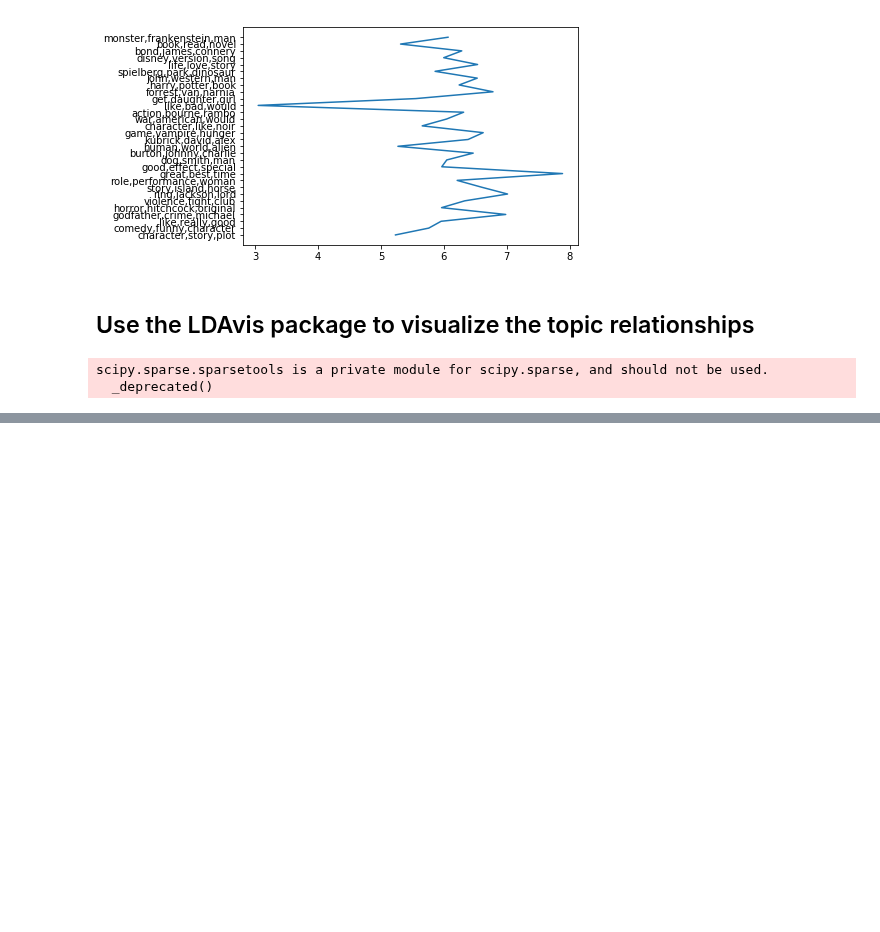
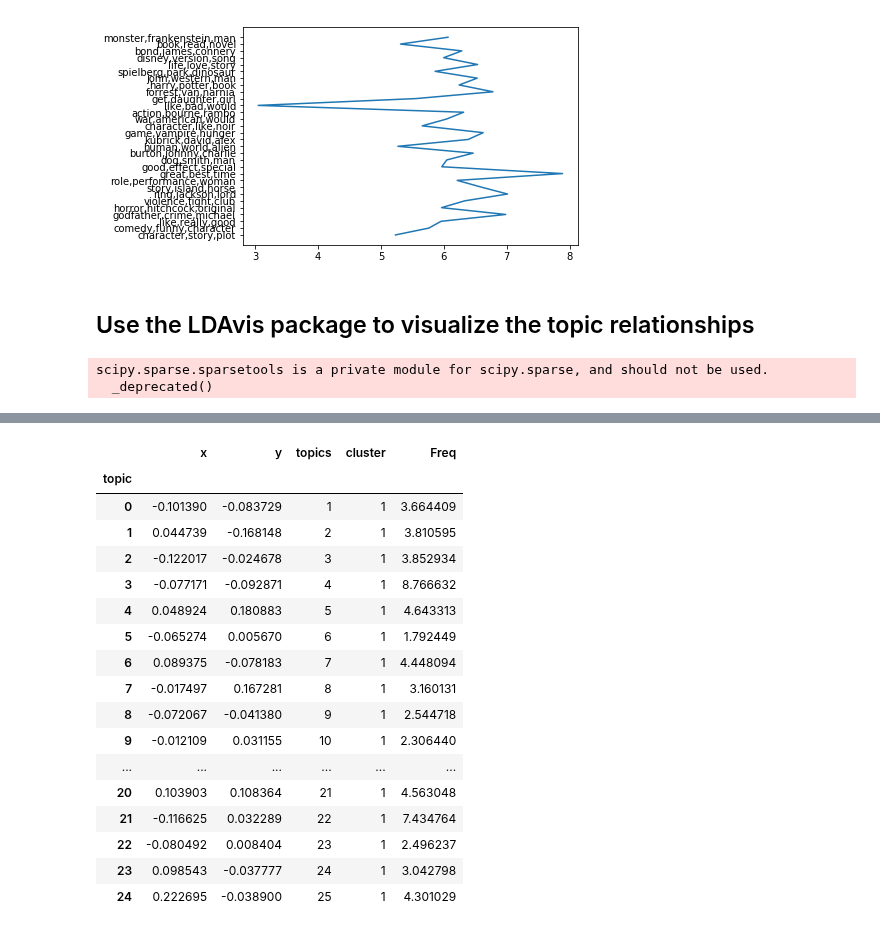
Before and after one commit to CaptainDylan/Books_Films, a Jupyter notebook: Topic_Analysis/Visualization-Books.ipynb, the cells around one changed output, grey strips where cells are left out. Saved outputs shown, nothing was run; the diff lists cells and outputs as text; code cells hidden in the pictures; blank space fills up the shorter version.

```diff
--- a/Topic_Analysis/Visualization-Books.ipynb
+++ b/Topic_Analysis/Visualization-Books.ipynb
@@ -63,3 +63,24 @@ lda_display = pyLDAvis.gensim.prepare(lda, corpus, dictionary, sort_topics=False
 pyLDAvis.display(lda_display)
 # %% [output]
 [interactive output not drawn]
+# %%
+lda_display.topic_coordinates
+# %% [output]
+|  | x | y | topics | cluster | Freq |
+| topic |  |  |  |  |  |
+| 0 | -0.101390 | -0.083729 | 1 | 1 | 3.664409 |
+| 1 | 0.044739 | -0.168148 | 2 | 1 | 3.810595 |
+| 2 | -0.122017 | -0.024678 | 3 | 1 | 3.852934 |
+| 3 | -0.077171 | -0.092871 | 4 | 1 | 8.766632 |
+| 4 | 0.048924 | 0.180883 | 5 | 1 | 4.643313 |
+| 5 | -0.065274 | 0.005670 | 6 | 1 | 1.792449 |
+| 6 | 0.089375 | -0.078183 | 7 | 1 | 4.448094 |
+| 7 | -0.017497 | 0.167281 | 8 | 1 | 3.160131 |
+| 8 | -0.072067 | -0.041380 | 9 | 1 | 2.544718 |
+| 9 | -0.012109 | 0.031155 | 10 | 1 | 2.306440 |
+| ... | ... | ... | ... | ... | ... |
+| 20 | 0.103903 | 0.108364 | 21 | 1 | 4.563048 |
+| 21 | -0.116625 | 0.032289 | 22 | 1 | 7.434764 |
+| 22 | -0.080492 | 0.008404 | 23 | 1 | 2.496237 |
+| 23 | 0.098543 | -0.037777 | 24 | 1 | 3.042798 |
+| 24 | 0.222695 | -0.038900 | 25 | 1 | 4.301029 |
```
Also changed, not shown: parts of 1 cell of this notebook, 7 other files.
